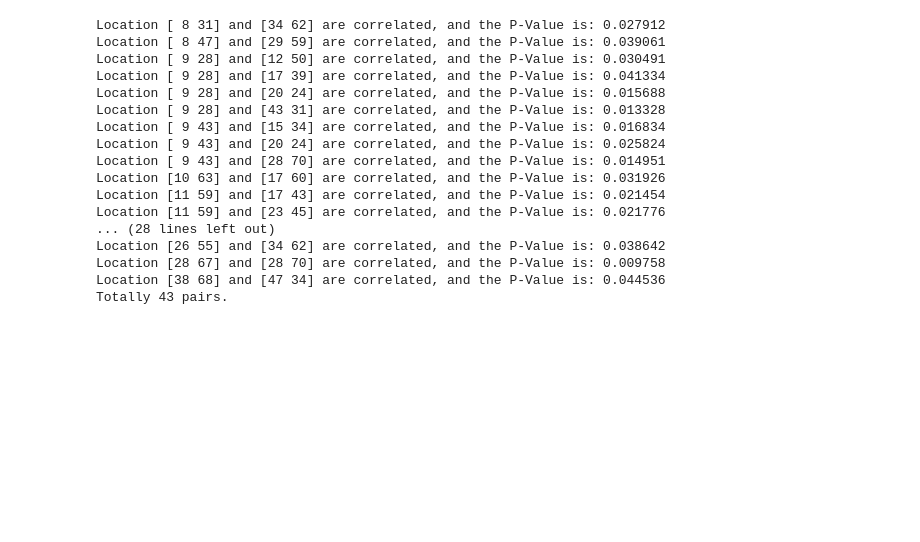
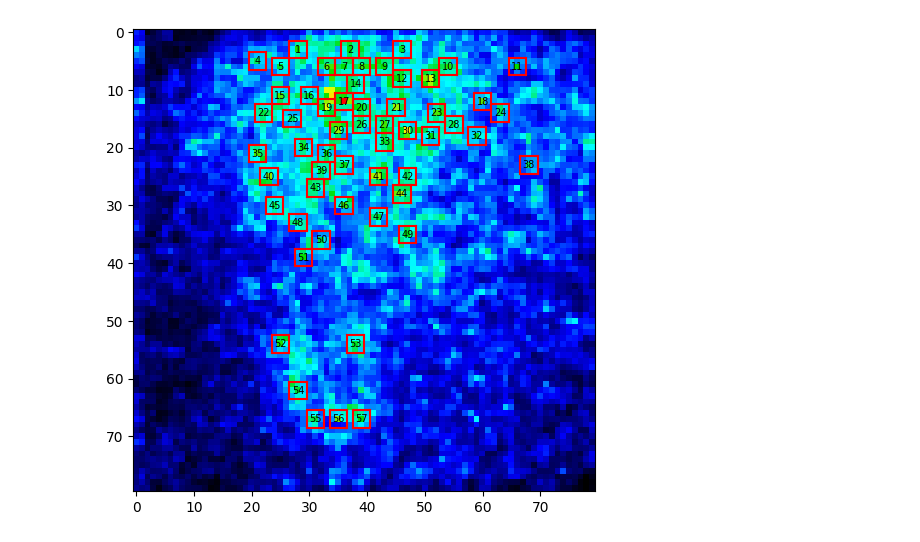
Before and after one commit to TianchengXu0420/ZDA_Adventure, a Jupyter notebook: RLI_TEST.ipynb, the cells around one changed output. Drawn from its saved outputs; the diff is of its cells as text; code cells hidden in the pictures; blank space fills up the shorter version.

```diff
--- a/RLI_TEST.ipynb
+++ b/RLI_TEST.ipynb
@@ -9,6 +11,6 @@ from scipy.stats import linregress
 # %%
 # Load the Data's directory.
-datadir = 'C:/Users/txu245/Desktop/25-11-05/04_01_02.zda'
+datadir = 'C:/Users/txu245/Desktop/26-02-17/Add/02_01_03.zda'
 
 # Load the Tool Packages.
 DataLoader = DataLoader(datadir)
@@ -77,31 +44,0 @@ plt.show()
-# %%
-count = 0
-
-for i in range(len(Position)):
-    for j in range(i+1, len(Position)):
-
-        _, _, _, PValue, _ = linregress(Latency[i], Latency[j])
-
-        if PValue <= 0.05:
-            print('Location', Position[i], 'and', Position[j], 'are correlated, and the P-Value is:', np.round(PValue, 6))
-            count += 1
-
-print('Totally', count, 'pairs.')
-# %% [output]
-Location [ 8 31] and [34 62] are correlated, and the P-Value is: 0.027912
-Location [ 8 47] and [29 59] are correlated, and the P-Value is: 0.039061
-Location [ 9 28] and [12 50] are correlated, and the P-Value is: 0.030491
-Location [ 9 28] and [17 39] are correlated, and the P-Value is: 0.041334
-Location [ 9 28] and [20 24] are correlated, and the P-Value is: 0.015688
-Location [ 9 28] and [43 31] are correlated, and the P-Value is: 0.013328
-Location [ 9 43] and [15 34] are correlated, and the P-Value is: 0.016834
-Location [ 9 43] and [20 24] are correlated, and the P-Value is: 0.025824
-Location [ 9 43] and [28 70] are correlated, and the P-Value is: 0.014951
-Location [10 63] and [17 60] are correlated, and the P-Value is: 0.031926
-Location [11 59] and [17 43] are correlated, and the P-Value is: 0.021454
-Location [11 59] and [23 45] are correlated, and the P-Value is: 0.021776
-... (28 lines left out)
-Location [26 55] and [34 62] are correlated, and the P-Value is: 0.038642
-Location [28 67] and [28 70] are correlated, and the P-Value is: 0.009758
-Location [38 68] and [47 34] are correlated, and the P-Value is: 0.044536
-Totally 43 pairs.
@@ -107,0 +86,35 @@ Totally 43 pairs.
+# %%
+# Plotting.
+linewidth = 1.5
+color = 'red'
+
+index = np.where(identified_map == 1)
+index = np.transpose(index, (1, 0))
+
+fig, ax = plt.subplots(figsize=(6,6))
+ax.imshow(snr_map / np.max(snr_map), cmap=Maps.colorbar())
+
+for i, coor in enumerate(index):
+
+    #  Coordinates for columns and rows.
+    c = coor[0]
+    r = coor[1]
+
+    # Pixel boundaries.
+    left   = c - 1.5
+    right  = c + 1.5
+    top    = r - 1.5
+    bottom = r + 1.5
+
+    # Draw square contour.
+    ax.plot([top, top], [left, right], color=color, linewidth=linewidth)
+    ax.plot([bottom, bottom], [left, right], color=color, linewidth=linewidth)
+    ax.plot([top, bottom], [left, left], color=color, linewidth=linewidth)
+    ax.plot([top, bottom], [right, right], color=color, linewidth=linewidth)
+
+    # Label index.
+    ax.annotate(str(i+1), xy=(r, c), ha='center', va='center', fontsize=7, color='black')
+
+plt.show()
+# %% [output]
+[figure, added]
```
Also changed, not shown: parts of 9 cells of this notebook.
